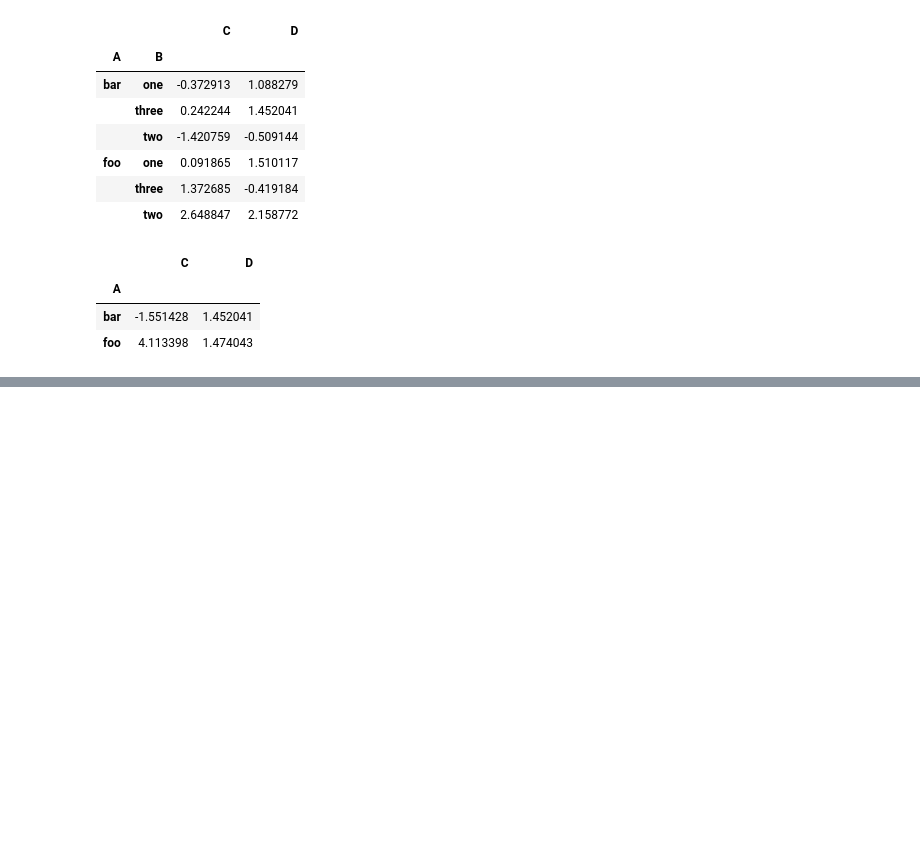
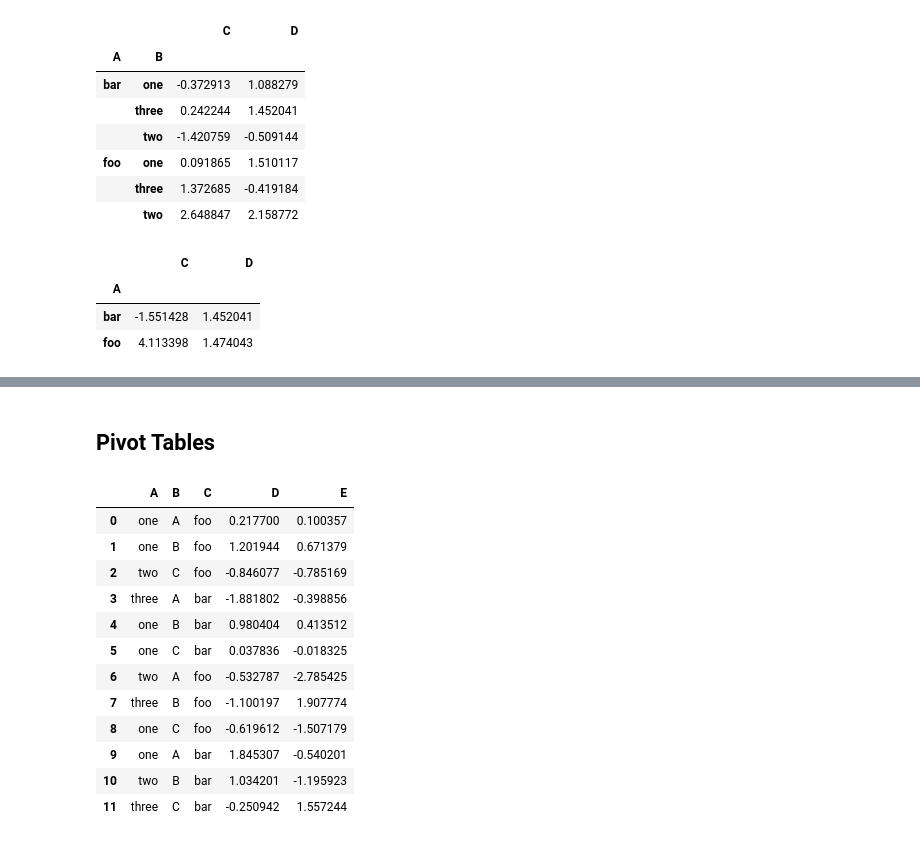
Before and after one commit to Leighson/lighthouse-data-notes-v2, a Jupyter notebook: w02_d2/notes.ipynb, the cells around one changed output, grey strips where cells are left out. Saved outputs shown, nothing was run; the diff lists cells and outputs as text; code cells hidden in the pictures; blank space fills up the shorter version.

```diff
--- a/w02_d2/notes.ipynb
+++ b/w02_d2/notes.ipynb
@@ -662,0 +750,24 @@ df.groupby('A').agg({'C': np.sum, 'D': np.max})
+# %% [markdown]
+## Pivot Tables
+# %%
+df = pd.DataFrame({
+  'A': ['one', 'one', 'two', 'three'] * 3,
+  'B': ['A', 'B', 'C'] * 4,
+  'C': ['foo', 'foo', 'foo', 'bar', 'bar', 'bar'] * 2,
+  'D': np.random.randn(12),
+  'E': np.random.randn(12)})
+df
+# %% [output]
+|  | A | B | C | D | E |
+| 0 | one | A | foo | 0.217700 | 0.100357 |
+| 1 | one | B | foo | 1.201944 | 0.671379 |
+| 2 | two | C | foo | -0.846077 | -0.785169 |
+| 3 | three | A | bar | -1.881802 | -0.398856 |
+| 4 | one | B | bar | 0.980404 | 0.413512 |
+| 5 | one | C | bar | 0.037836 | -0.018325 |
+| 6 | two | A | foo | -0.532787 | -2.785425 |
+| 7 | three | B | foo | -1.100197 | 1.907774 |
+| 8 | one | C | foo | -0.619612 | -1.507179 |
+| 9 | one | A | bar | 1.845307 | -0.540201 |
+| 10 | two | B | bar | 1.034201 | -1.195923 |
+| 11 | three | C | bar | -0.250942 | 1.557244 |
```
Also changed, not shown: parts of 17 cells of this notebook.
